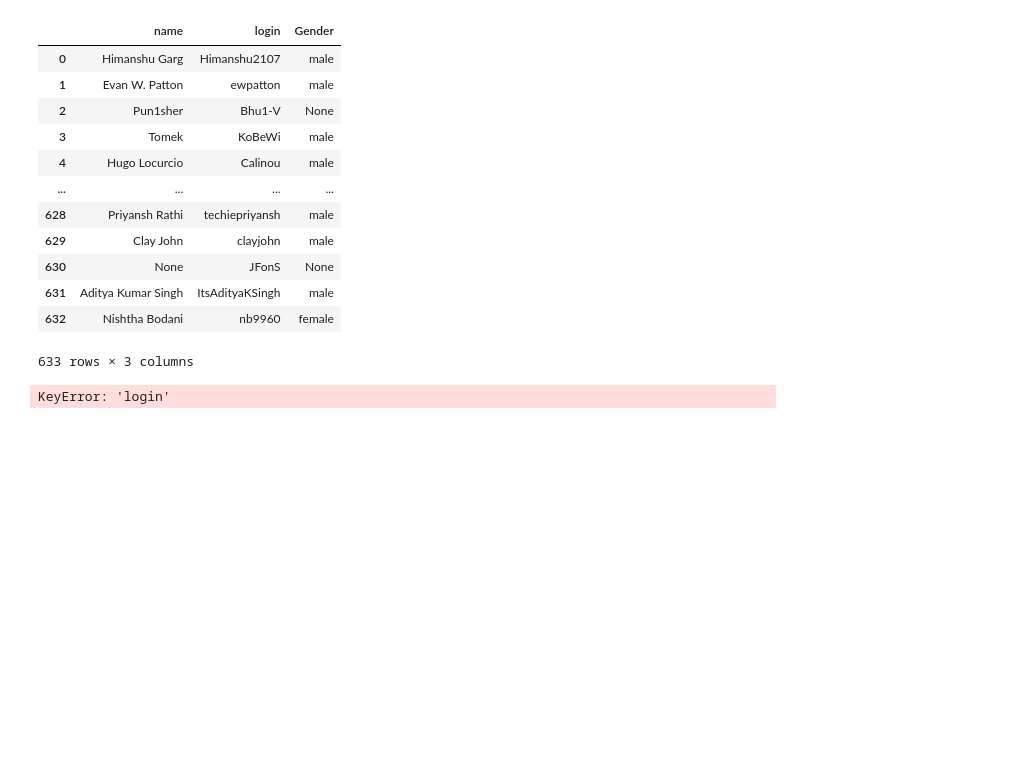
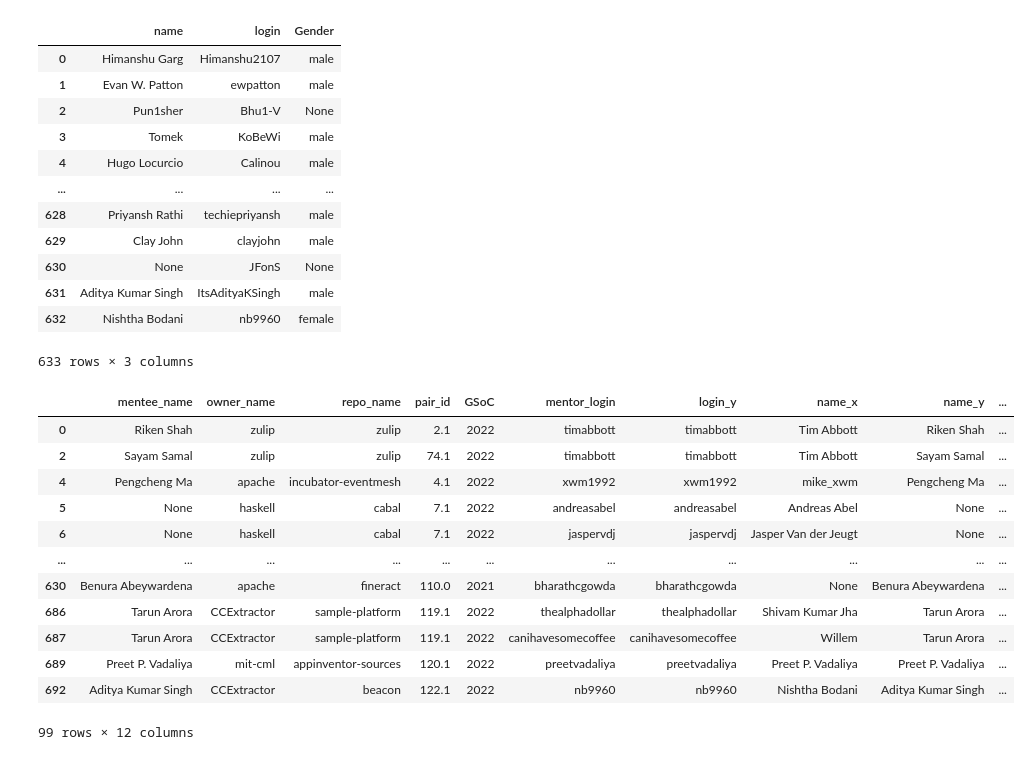
Before and after one commit to coffeehousejazz/honours_thesis, a Jupyter notebook: Code/new queries/GSoC2021.ipynb, the cells around one changed output. Drawn from its saved outputs; the diff is of its cells as text; code cells hidden in the pictures; blank space fills up the shorter version.

Commit message:
gender, pca

```diff
--- a/Code/new queries/GSoC2021.ipynb
+++ b/Code/new queries/GSoC2021.ipynb
@@ -716,10 +716,33 @@ names_df
 | 631 | Aditya Kumar Singh | ItsAdityaKSingh | male |
 | 632 | Nishtha Bodani | nb9960 | female |
 633 rows × 3 columns
-# %%
-# gender matching / yes / no
-gender_success = pd.merge(success_mentor, times2, how='left', on='login')
-
-# gender unsuccess
-# %% [output]
-KeyError: 'login'
+# %%
+# gender matching / yes / no / success
+#success_names = pd.merge(success_mentor, user_df[["name", "name"]], how="left")
+success_names = pd.merge(success_mentor, user_df[["login", "name"]], left_on="mentor_login", right_on="login")
+success_names = success_names.drop(['login_x'], axis = 1)
+#success_names = success_names.groupby(["mentee_name", 'mentor_login'])
+success_names = success_names.drop_duplicates()
+success_names
+gender_success = pd.merge(success_names, names_df[['name', 'Gender']], how='left', left_on="mentee_name", right_on="name")
+gender_success = gender_success.drop_duplicates()
+gender_success = gender_success.rename(columns={"Gender": "Mentee Gender"})
+# add mentor gender
+gender_success = pd.merge(gender_success, names_df[['name', 'Gender']], how='left', left_on="name_x", right_on="name")
+gender_success = gender_success.drop_duplicates()
+gender_success = gender_success.rename(columns={"Gender": "Mentee Gender"})
+gender_success
+# %% [output]
+|  | mentee_name | owner_name | repo_name | pair_id | GSoC | mentor_login | login_y | name_x | name_y | ... |
+| 0 | Riken Shah | zulip | zulip | 2.1 | 2022 | timabbott | timabbott | Tim Abbott | Riken Shah | ... |
+| 2 | Sayam Samal | zulip | zulip | 74.1 | 2022 | timabbott | timabbott | Tim Abbott | Sayam Samal | ... |
+| 4 | Pengcheng Ma | apache | incubator-eventmesh | 4.1 | 2022 | xwm1992 | xwm1992 | mike_xwm | Pengcheng Ma | ... |
+| 5 | None | haskell | cabal | 7.1 | 2022 | andreasabel | andreasabel | Andreas Abel | None | ... |
+| 6 | None | haskell | cabal | 7.1 | 2022 | jaspervdj | jaspervdj | Jasper Van der Jeugt | None | ... |
+| ... | ... | ... | ... | ... | ... | ... | ... | ... | ... | ... |
+| 630 | Benura Abeywardena | apache | fineract | 110.0 | 2021 | bharathcgowda | bharathcgowda | None | Benura Abeywardena | ... |
+| 686 | Tarun Arora | CCExtractor | sample-platform | 119.1 | 2022 | thealphadollar | thealphadollar | Shivam Kumar Jha | Tarun Arora | ... |
+| 687 | Tarun Arora | CCExtractor | sample-platform | 119.1 | 2022 | canihavesomecoffee | canihavesomecoffee | Willem | Tarun Arora | ... |
+| 689 | Preet P. Vadaliya | mit-cml | appinventor-sources | 120.1 | 2022 | preetvadaliya | preetvadaliya | Preet P. Vadaliya | Preet P. Vadaliya | ... |
+| 692 | Aditya Kumar Singh | CCExtractor | beacon | 122.1 | 2022 | nb9960 | nb9960 | Nishtha Bodani | Aditya Kumar Singh | ... |
+99 rows × 12 columns
```
Also changed, not shown: parts of 5 cells of this notebook.
